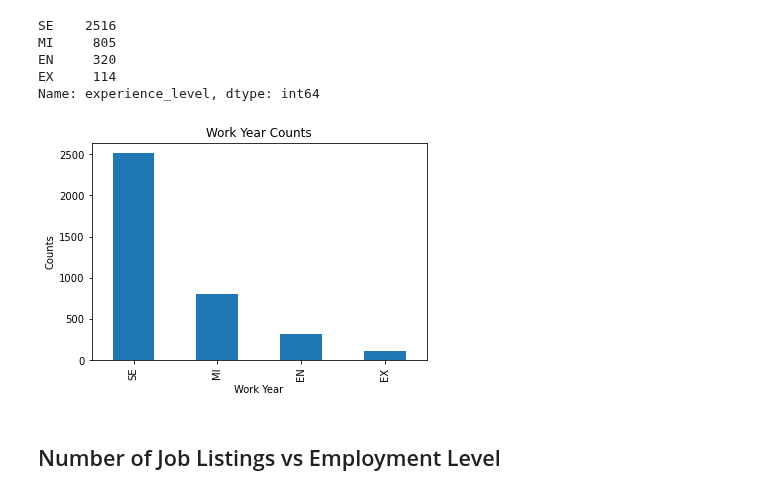
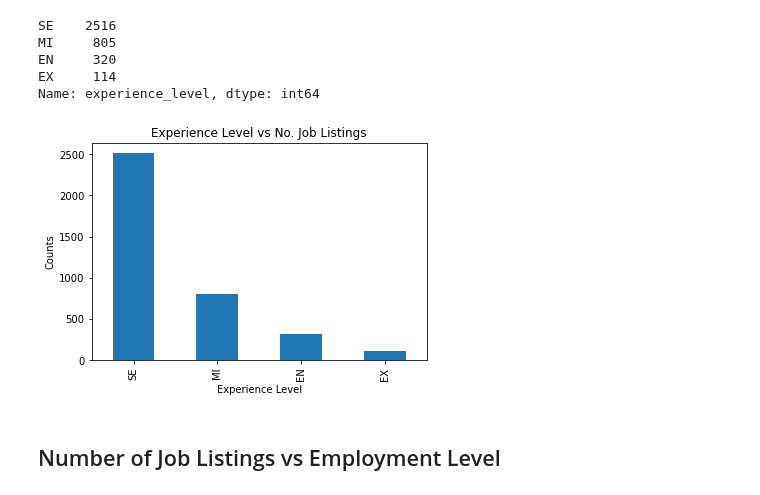
Before and after one commit to garimac12/project_acai, a Jupyter notebook: PROJECT_SW.ipynb, the cells around one changed output. Saved outputs shown, nothing was run; the diff lists cells and outputs as text; code cells hidden in the pictures.

```diff
--- a/PROJECT_SW.ipynb
+++ b/PROJECT_SW.ipynb
@@ -83,12 +83,12 @@ Name: experience_level, dtype: int64
 # %%
 #Plotting Number of Job listings vs Experience Level
 fig, ax = plt.subplots()
-bars = exp.plot(kind="bar", title = "Work Year Counts")
-ax.set_xlabel('Work Year')
+bars = exp.plot(kind="bar", title = "Experience Level vs No. Job Listings")
+ax.set_xlabel('Experience Level')
 ax.set_ylabel('Counts')
 plt.show()
 # %% [output]
-[figure, old version]
+[figure, new version]
 # %% [markdown]
 ## Number of Job Listings vs Employment Level
 # %%
```
Also changed, not shown: parts of 1 cell of this notebook.
